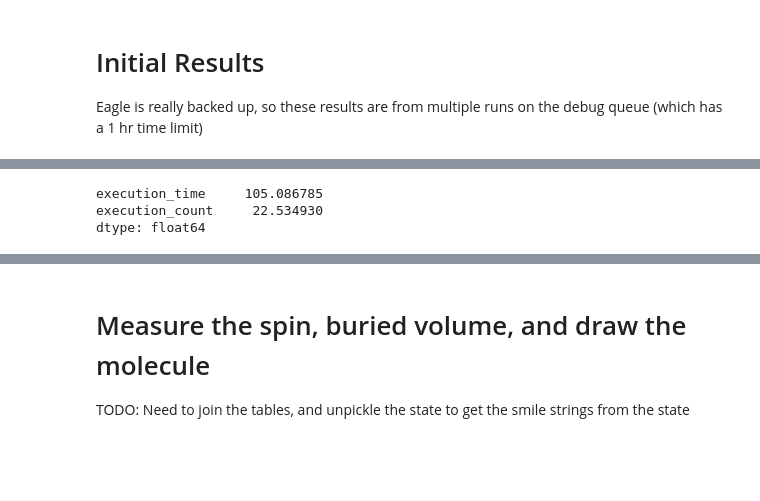
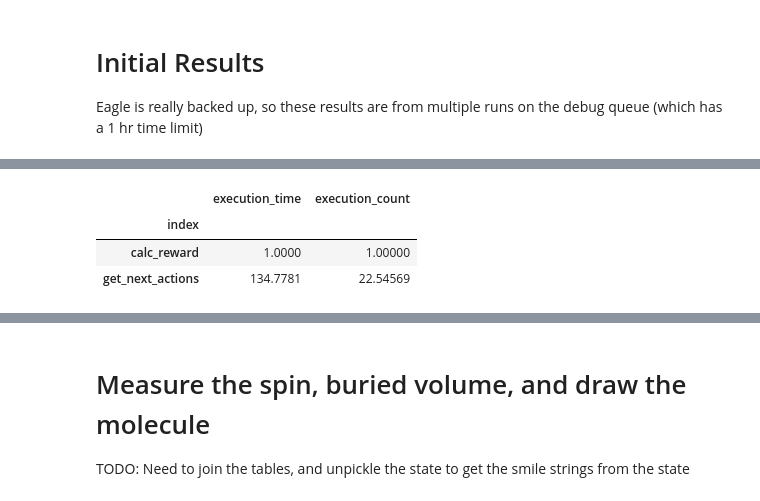
Before and after one commit to NREL/rlmolecule, a Jupyter notebook: examples/stable_radical_optimization/monitor_progress_initial_center.ipynb, the cells around one changed output, grey strips where cells are left out. Saved outputs shown, nothing was run; the diff lists cells and outputs as text; code cells hidden in the pictures; blank space fills up the shorter version.

```diff
--- a/examples/stable_radical_optimization/monitor_progress_initial_center.ipynb
+++ b/examples/stable_radical_optimization/monitor_progress_initial_center.ipynb
@@ -97,9 +90,10 @@ calc_times
 # %%
-calc_times.iloc[1] / calc_times.iloc[0]
+calc_times / calc_times.iloc[0]
 # %% [output]
-execution_time     105.086785
-execution_count     22.534930
-dtype: float64
+|  | execution_time | execution_count |
+| index |  |  |
+| calc_reward | 1.0000 | 1.00000 |
+| get_next_actions | 134.7781 | 22.54569 |
 # %%
 calc_times['execution_time'] / 3600
 # %% [output]
```
Also changed, not shown: parts of 14 cells of this notebook, 1 other file.
